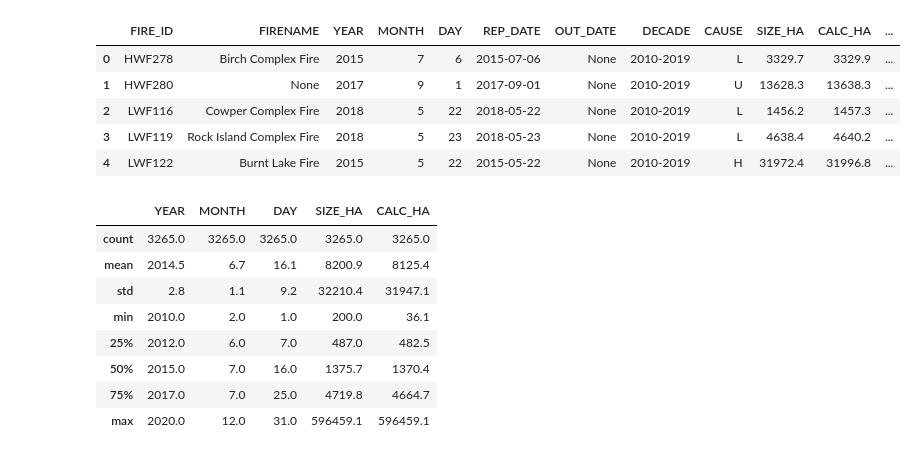
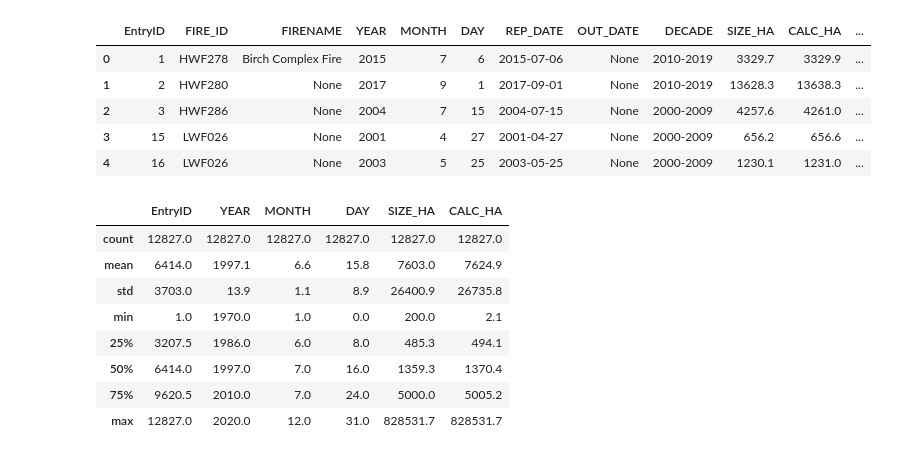
Before and after one commit to NouranEmad16/MLweatherForestFire, a Jupyter notebook: Data_step2_Evaluation.ipynb, the cells around one changed output. Drawn from its saved outputs; the diff is of its cells as text; code cells hidden in the pictures.

```diff
--- a/Data_step2_Evaluation.ipynb
+++ b/Data_step2_Evaluation.ipynb
@@ -23,7 +23,7 @@ db_con = engine.connect()
 # %%
 # tableName = "public.\"dbfNFDB_poin\""
 # table_df = gpd.read_postgis("SELECT * FROM " + tableName, db_con)
-tableName = "public.\"lgFireTen\""
+tableName = "public.\"lgFireFifty\""
 table_df = gpd.GeoDataFrame.from_postgis("SELECT * FROM " + tableName, db_con)
 # %%
 pd.set_option('display.max_columns', None)
@@ -65,39 +51,23 @@ dfValidMonth.describe()
 # %%
-dfSelectColumns = dfValidMonth[
-                                    [
-                                        'FIRE_ID',
-                                        'FIRENAME',
-                                        'YEAR',
-                                        'MONTH',
-                                        'DAY',
-                                        'REP_DATE',
-                                        'OUT_DATE',
-                                        'DECADE',
-                                        'CAUSE',
-                                        'SIZE_HA',
-                                        'CALC_HA',
-                                        'CFS_REF_ID',
-                                        'geom'
-                                    ]
-                                ]
+dfSelectColumns = table_df
 dfSelectColumns.head()
 # %% [output]
-|  | FIRE_ID | FIRENAME | YEAR | MONTH | DAY | REP_DATE | OUT_DATE | DECADE | CAUSE | SIZE_HA | CALC_HA | ... |
-| 0 | HWF278 | Birch Complex Fire | 2015 | 7 | 6 | 2015-07-06 | None | 2010-2019 | L | 3329.7 | 3329.9 | ... |
-| 1 | HWF280 | None | 2017 | 9 | 1 | 2017-09-01 | None | 2010-2019 | U | 13628.3 | 13638.3 | ... |
-| 2 | LWF116 | Cowper Complex Fire | 2018 | 5 | 22 | 2018-05-22 | None | 2010-2019 | L | 1456.2 | 1457.3 | ... |
-| 3 | LWF119 | Rock Island Complex Fire | 2018 | 5 | 23 | 2018-05-23 | None | 2010-2019 | L | 4638.4 | 4640.2 | ... |
-| 4 | LWF122 | Burnt Lake Fire | 2015 | 5 | 22 | 2015-05-22 | None | 2010-2019 | H | 31972.4 | 31996.8 | ... |
+|  | EntryID | FIRE_ID | FIRENAME | YEAR | MONTH | DAY | REP_DATE | OUT_DATE | DECADE | SIZE_HA | CALC_HA | ... |
+| 0 | 1 | HWF278 | Birch Complex Fire | 2015 | 7 | 6 | 2015-07-06 | None | 2010-2019 | 3329.7 | 3329.9 | ... |
+| 1 | 2 | HWF280 | None | 2017 | 9 | 1 | 2017-09-01 | None | 2010-2019 | 13628.3 | 13638.3 | ... |
+| 2 | 3 | HWF286 | None | 2004 | 7 | 15 | 2004-07-15 | None | 2000-2009 | 4257.6 | 4261.0 | ... |
+| 3 | 15 | LWF026 | None | 2001 | 4 | 27 | 2001-04-27 | None | 2000-2009 | 656.2 | 656.6 | ... |
+| 4 | 16 | LWF026 | None | 2003 | 5 | 25 | 2003-05-25 | None | 2000-2009 | 1230.1 | 1231.0 | ... |
 # %%
 dfSelectColumns.describe()
 # %% [output]
-|  | YEAR | MONTH | DAY | SIZE_HA | CALC_HA |
-| count | 3265.0 | 3265.0 | 3265.0 | 3265.0 | 3265.0 |
-| mean | 2014.5 | 6.7 | 16.1 | 8200.9 | 8125.4 |
-| std | 2.8 | 1.1 | 9.2 | 32210.4 | 31947.1 |
-| min | 2010.0 | 2.0 | 1.0 | 200.0 | 36.1 |
-| 25% | 2012.0 | 6.0 | 7.0 | 487.0 | 482.5 |
-| 50% | 2015.0 | 7.0 | 16.0 | 1375.7 | 1370.4 |
-| 75% | 2017.0 | 7.0 | 25.0 | 4719.8 | 4664.7 |
-| max | 2020.0 | 12.0 | 31.0 | 596459.1 | 596459.1 |
+|  | EntryID | YEAR | MONTH | DAY | SIZE_HA | CALC_HA |
+| count | 12827.0 | 12827.0 | 12827.0 | 12827.0 | 12827.0 | 12827.0 |
+| mean | 6414.0 | 1997.1 | 6.6 | 15.8 | 7603.0 | 7624.9 |
+| std | 3703.0 | 13.9 | 1.1 | 8.9 | 26400.9 | 26735.8 |
+| min | 1.0 | 1970.0 | 1.0 | 0.0 | 200.0 | 2.1 |
+| 25% | 3207.5 | 1986.0 | 6.0 | 8.0 | 485.3 | 494.1 |
+| 50% | 6414.0 | 1997.0 | 7.0 | 16.0 | 1359.3 | 1370.4 |
+| 75% | 9620.5 | 2010.0 | 7.0 | 24.0 | 5000.0 | 5005.2 |
+| max | 12827.0 | 2020.0 | 12.0 | 31.0 | 828531.7 | 828531.7 |
 # %%
```
Also changed, not shown: parts of 9 cells of this notebook.
